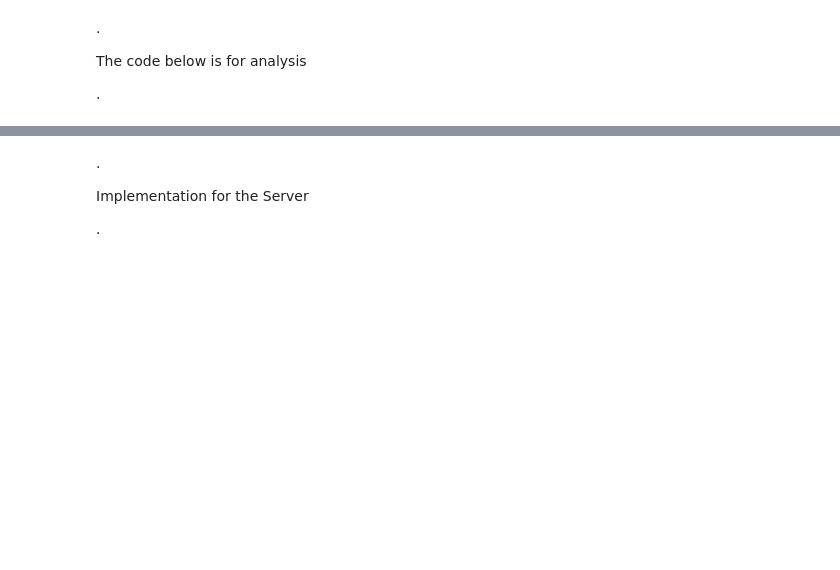
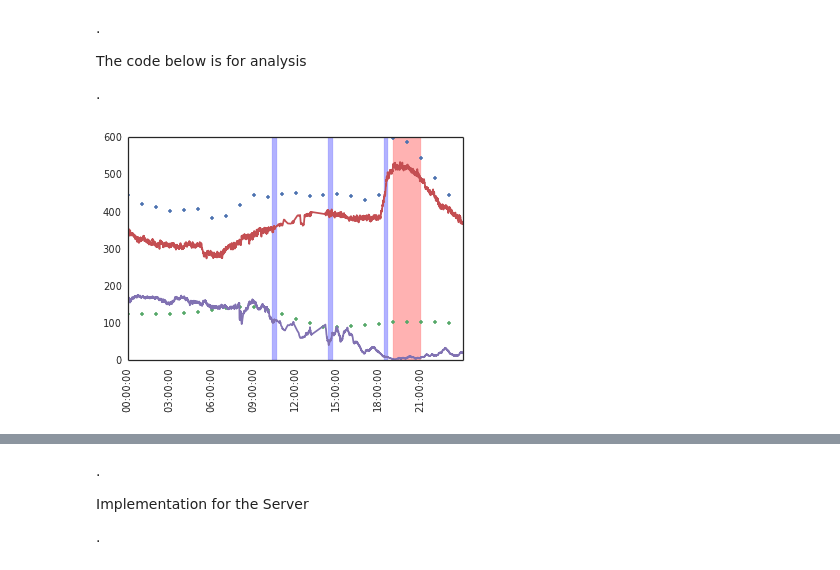
Before and after one commit to diegoleonbarido/flexbox-data-dump-analysis, a Jupyter notebook: ipynb/20sec_DR.ipynb, the cells around one changed output, grey strips where cells are left out. Cells and saved outputs as stored; diff of their text form; code cells hidden in the pictures; blank space fills up the shorter version.

```diff
--- a/ipynb/20sec_DR.ipynb
+++ b/ipynb/20sec_DR.ipynb
@@ -131,0 +147,34 @@ day_subset_pred = pred_frame[pred_frame['date'] ==  date(2016,6,12)][['hour','De
+# %%
+# Subsetting the Data for One day
+one_day = date(2016,7,10)
+
+day_subset = twenty_sec[twenty_sec['date'] ==  one_day][['hour','load_total','gen_wind','net_demand','load_inter_total']]
+day_subset = day_subset.dropna()
+day_subset_resample = day_subset.resample('H',closed='left').mean()
+day_subset_pred = pred_frame[pred_frame['date'] ==  one_day][['hour','Demanda','net_demand','gen_wind']]
+day_peak_shift = peak_shifting_dr[peak_shifting_dr['date'] ==  one_day][['signal']]
+day_net_load_dr = net_load_dr[net_load_dr['date'] ==  one_day][['signal']]
+
+#  Plotting
+plt.plot(day_subset_pred.index,day_subset_pred['Demanda'],'.')
+plt.xticks(rotation=90)
+#plt.plot(day_subset_pred.index,day_subset_pred['net_demand'],'.')
+plt.plot(day_subset_pred.index,day_subset_pred['gen_wind'],'.')
+
+plt.plot(day_subset.index,day_subset['load_total'])
+plt.plot(day_subset.index,day_subset['gen_wind'])
+#plt.plot(day_subset.index,day_subset['net_demand'])
+
+unique_price_events = (day_peak_shift[day_peak_shift['signal'] == 1]).index.unique()
+net_load_dr_events = (day_net_load_dr[day_net_load_dr['signal'] == 1]).index.unique()
+
+plt.axvspan(unique_price_events[0],unique_price_events[-1] + timedelta(hours=1), alpha=0.3, color='red')
+
+for event in net_load_dr_events:
+    plt.axvspan(event,event + timedelta(minutes=20), alpha=0.3, color='blue')
+
+
+plt.legend()
+#plt.plot(day_subset.index,day_subset['load_inter_total'])
+# %% [output]
+[figure, added]
```
Also changed, not shown: parts of 23 cells of this notebook, 20 other files.
